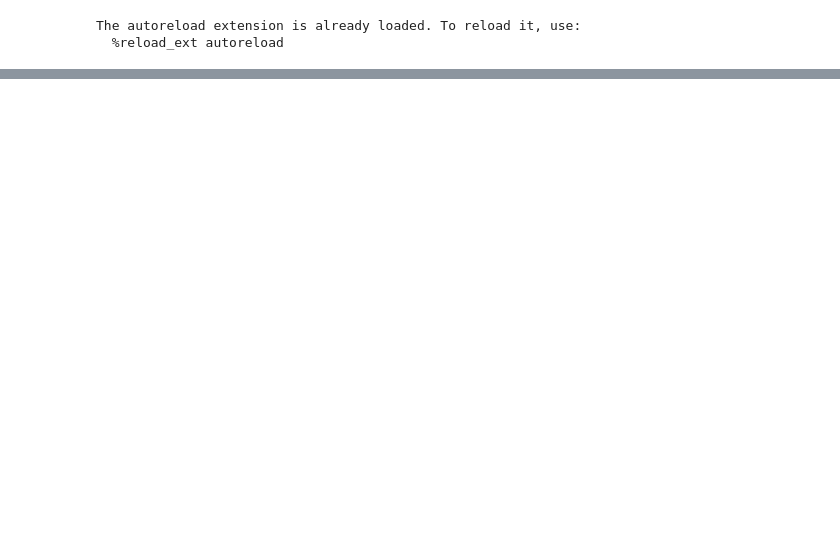
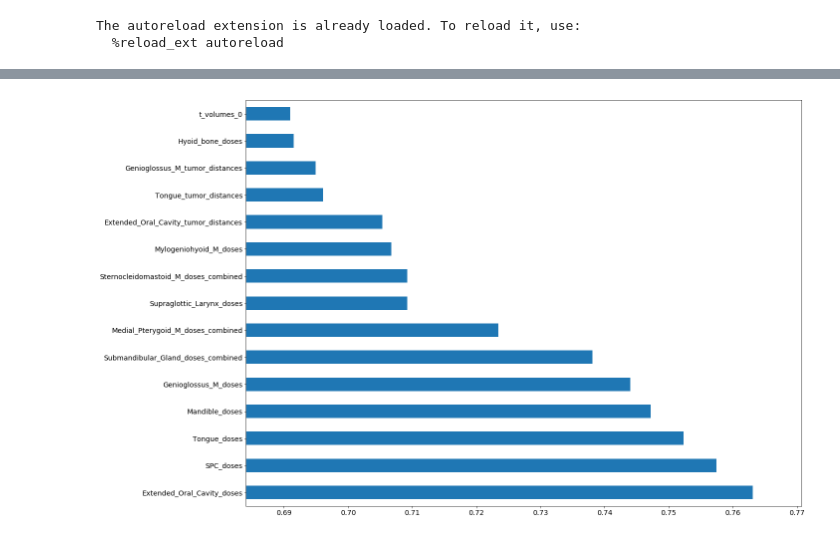
Before and after one commit to uic-evl/CAMP-RT, a Jupyter notebook: PYTHON/SensitivityAnalysis.ipynb, the cells around one changed output, grey strips where cells are left out. Cells and saved outputs as stored; diff of their text form; code cells hidden in the pictures; blank space fills up the shorter version.

```diff
--- a/PYTHON/SensitivityAnalysis.ipynb
+++ b/PYTHON/SensitivityAnalysis.ipynb
@@ -147,0 +176,3 @@ lg_importances.total_volumes.mean()
+# %%
+true_lg_importances = cluster_importances = lg_feature_selector.get_importances(true, db.toxicity, as_df = True)
+true_lg_importances.describe()
@@ -147,0 +190,4 @@ lg_importances.total_volumes.mean()
+# %%
+plot_n_importances(true_lg_importances, 15)
+# %% [output]
+[figure, added]
```
Also changed, not shown: parts of 16 cells of this notebook, 3 other files.
